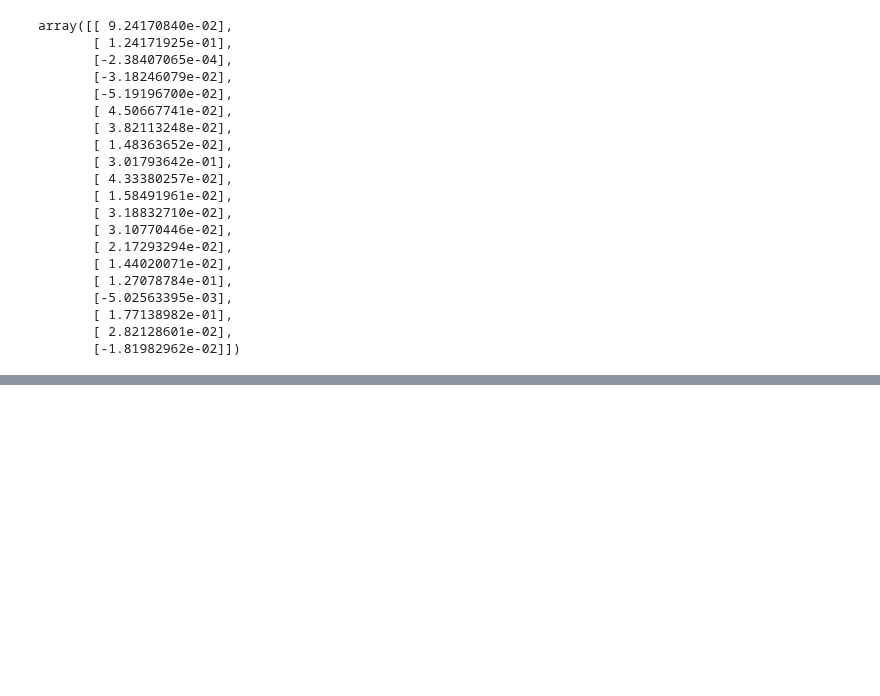
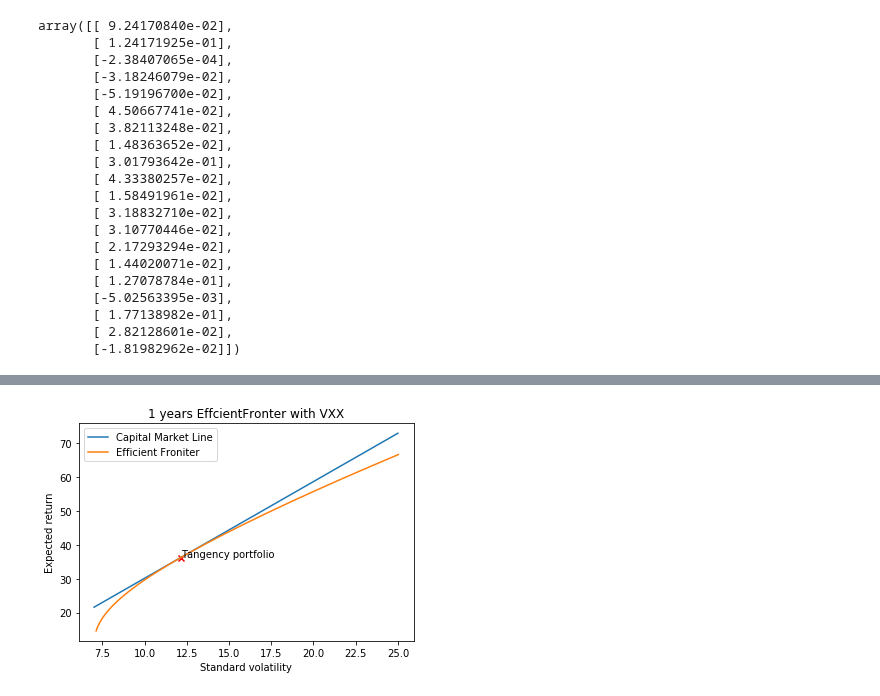
Before and after one commit to wuchenyu38/MA574_Portfolio-Valuation-and-Risk-Management, a Jupyter notebook: src/Markowitz2.ipynb, the cells around one changed output, grey strips where cells are left out. Drawn from its saved outputs; the diff is of its cells as text; code cells hidden in the pictures; blank space fills up the shorter version.

```diff
--- a/src/Markowitz2.ipynb
+++ b/src/Markowitz2.ipynb
@@ -221,0 +222,27 @@ plt.show()
+# %%
+#Find the maximun sharpe ratio
+def sharpe_ratio(sigma_v,mu_v,rf):
+  sharpe = 0
+  m = 0
+  for i in range(len(sigma_v)):
+    k_t = (mu_v[i] - rf*100)/sigma_v[i]
+    if k_t > sharpe:
+      sharpe = k_t
+      m = i
+  return sharpe,m
+# %%
+rf = 0.0158 # Choose 1 year US treasury rate as risk free rate
+sigma_x = np.linspace(7,25,1000).reshape(-1,1)
+sharpe,index_ = sharpe_ratio(sigma_v,mu_v,rf)
+targent_v = (sharpe * sigma_x + rf*100).reshape(-1,1)
+plt.plot(sigma_x,targent_v,label = "Capital Market Line")
+plt.plot(sigma_v,mu_v,label = "Efficient Froniter")
+plt.scatter(sigma_v[index_], mu_v[index_], color='r',marker = "x")
+plt.text(sigma_v[index_], mu_v[index_],'Tangency portfolio',ha='left',fontsize=10)
+plt.ylabel("Expected return")
+plt.xlabel("Standard volatility")
+plt.title("1 years EffcientFronter with VXX")
+plt.legend()
+plt.show()
+# %% [output]
+[figure, added]
```
Also changed, not shown: parts of 18 cells of this notebook.
